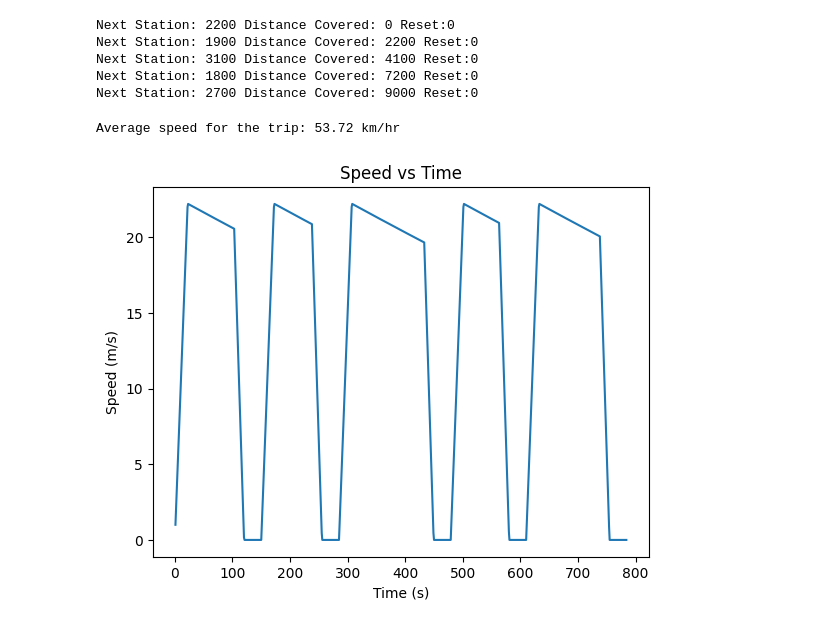
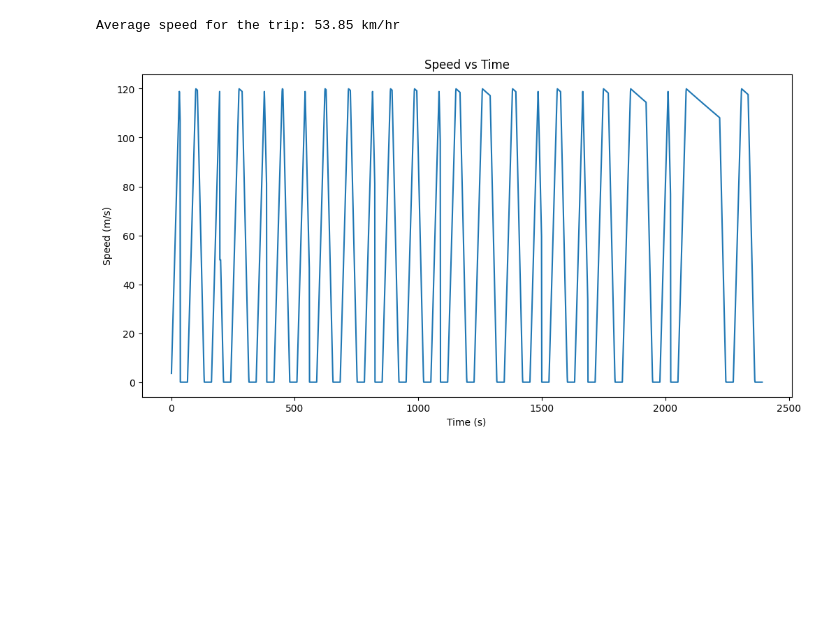
Before and after one commit to rambail/Metro, a Jupyter notebook: 2ndTry.ipynb, the cells around one changed output. Cells and saved outputs as stored; diff of their text form; code cells hidden in the pictures; blank space fills up the shorter version.

```diff
--- a/2ndTry.ipynb
+++ b/2ndTry.ipynb
@@ -23,14 +23,14 @@ train_params_dict = pd.Series(train_params.Value.values, index=train_params.Para
 speed_limit_dict = pd.Series(speed_restrictions.Speed_Limit.values, index=speed_restrictions.Radius).to_dict()
 
 # Extract values from the dictionary
-acceleration = float(train_params_dict['acceleration'])
-braking = float(train_params_dict['braking'])
-max_speed = float(train_params_dict['max_speed'])  # Assuming the speed is in km/h, convert to m/s
+acceleration = float(train_params_dict['Acceleration_rate'])
+braking = float(train_params_dict['Braking_rate'])
+max_speed = float(train_params_dict['Maximum_speed'])  # Assuming the speed is in km/h, convert to m/s
 static_friction = float(train_params_dict['Static_friction'])
 rolling_resistance = float(train_params_dict['Rolling_resistance'])
 air_resistance = float(train_params_dict['Air_resistance'])
-mass = float(train_params_dict['mass'])  # Train mass in tons
-power = float(train_params_dict['power'])  # Power in kW
+mass = float(train_params_dict['Mass'])  # Train mass in tons
+power = float(train_params_dict['Power'])  # Power in kW
 
 # Convert max_speed from km/h to m/s
 max_speed = max_speed * 1000 / 3600
@@ -68,6 +68,9 @@ def coast(speed, mass, static_friction, rolling_resistance, air_resistance, time
     Returns:
     - float: The new reduced speed after applying friction forces.
     """
+
+    if (no_coasting):
+        return speed
 
     # Convert mass from tons to kg (1 ton = 1000 kg)
     mass_kg = mass * 1000
@@ -98,7 +101,7 @@ def get_speed_restriction(distance):
         # Check if the current distance falls within the curve zone
         if start <= distance <= end:
             # Return the speed restriction for the corresponding radius
-            return speed_limit_dict.get(radius, None)  # Returns None if radius not found
+            return speed_limit_dict.get(radius, None)  * 1000 / 3600 # Returns None if radius not found
     return None  # No speed restriction if distance is outside curve zones
 # %%
 # Extract the chainage and station names
@@ -125,13 +128,14 @@ distance = 0
 covered_distance = 0
 time_log = []
 speed_log = []
+no_coasting = False
 
 # Simulate the movement from station to station
 for i in range(len(station_names)-1):
     start_station = station_chainages[i]
     end_station = station_chainages[i+1]
     segment_distance = end_station - start_station
-    print(f'Next Station: {segment_distance} Distance Covered: {covered_distance} Reset:{distance}')
+    #print(f'Next Station: {segment_distance} Distance Covered: {covered_distance} Reset:{distance}')
 
     # Accelerate after leaving the station
     while distance < segment_distance:  # Accelerate
@@ -143,7 +147,7 @@ for i in range(len(station_names)-1):
         else:
             time += 1
         time_log.append(time)
-        speed_log.append(speed)
+        speed_log.append(speed * 18 / 5)
 
     # Coast until speed drops to 80% of the max speed
     while distance < (segment_distance - max_speed**2/2/braking):  # Coasting
@@ -152,13 +156,16 @@ for i in range(len(station_names)-1):
             speed = coast(speed, mass, static_friction, rolling_resistance, air_resistance, time_step=1)  # Coasting deceleration, assumed to be small
         else:
             speed = accelerate(speed, acceleration, max_speed, time_step=1)
+        speed_limit = get_speed_restriction(covered_distance + distance)
+        if speed_limit:
+            speed = speed_limit
         distance += speed
         speed_check = coast(speed, mass, static_friction, rolling_resistance, air_resistance, time_step=1)
         #print(f'Check:{speed_check}, speed:{speed}')
         #print(f'Speed:{speed} Distance:{distance}')
         time += 1
         time_log.append(time)
-        speed_log.append(speed)
+        speed_log.append(speed * 18 / 5)
 
     # Brake before reaching the station
     while distance < segment_distance:  # Braking
@@ -170,7 +177,7 @@ for i in range(len(station_names)-1):
         else:
             time += 1
         time_log.append(time)
-        speed_log.append(speed)
+        speed_log.append(speed * 18 / 5)
 
     # Stop at the station for 30 seconds
     for _ in range(30):
@@ -184,25 +191,21 @@ for i in range(len(station_names)-1):
 
 #print(f'time:{time_log}')
 #print(f'speed:{speed_log}')
-# %% [output]
-Next Station: 2200 Distance Covered: 0 Reset:0
-Next Station: 1900 Distance Covered: 2200 Reset:0
-Next Station: 3100 Distance Covered: 4100 Reset:0
-Next Station: 1800 Distance Covered: 7200 Reset:0
-Next Station: 2700 Distance Covered: 9000 Reset:0
 # %%
 # Calculate the average speed
 total_distance = station_chainages[-1] - station_chainages[0]
 average_speed = total_distance / time
 print(f"Average speed for the trip: {average_speed*18/5:.2f} km/hr")
 # %% [output]
-Average speed for the trip: 53.72 km/hr
+Average speed for the trip: 53.85 km/hr
 # %%
 # Plot the speed vs time graph
+fig = plt.figure(figsize=(12, 6))
+
 plt.plot(time_log, speed_log)
 plt.title('Speed vs Time')
 plt.xlabel('Time (s)')
 plt.ylabel('Speed (m/s)')
 plt.show()
 # %% [output]
-[figure, old version]
+[figure, new version]
```
Also changed, not shown: 4 other files.
